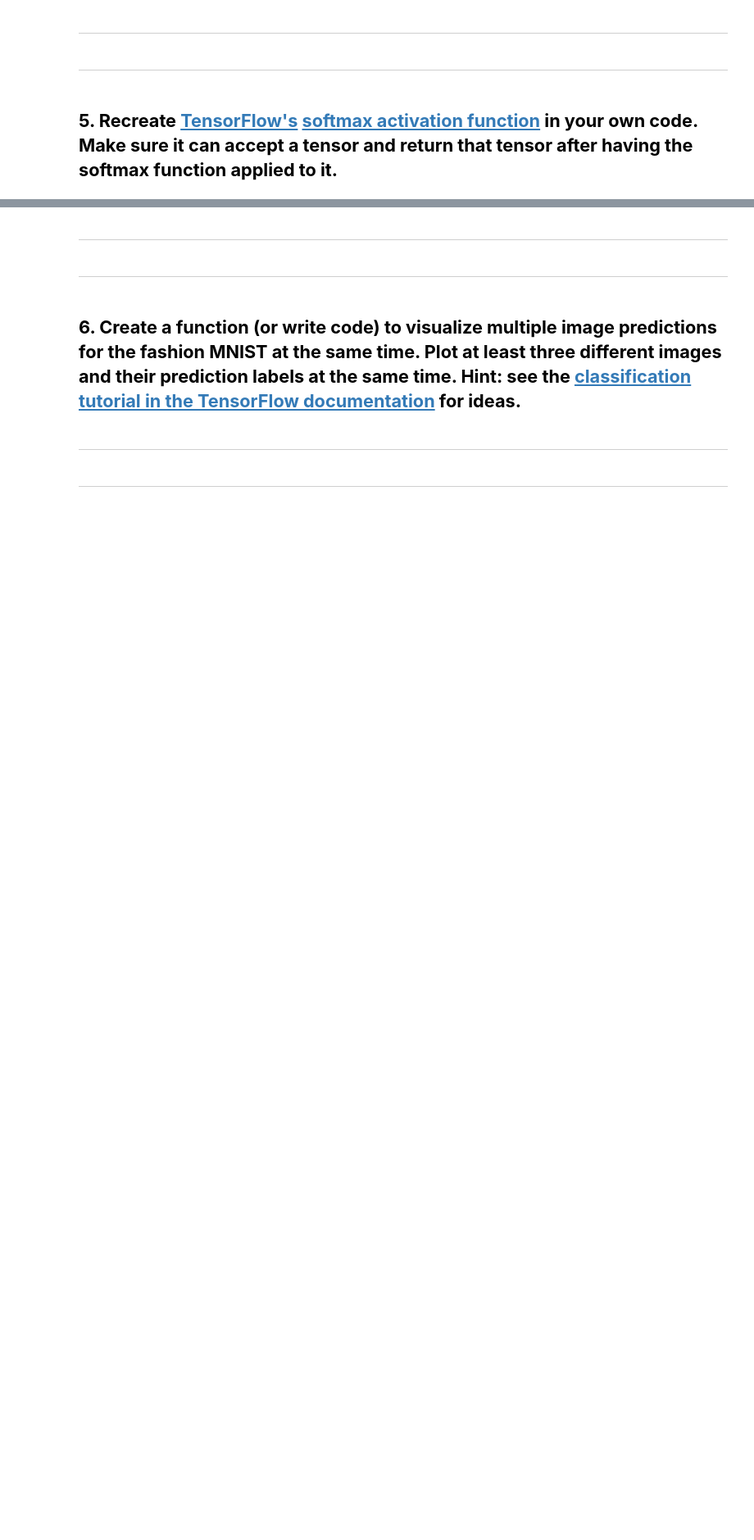
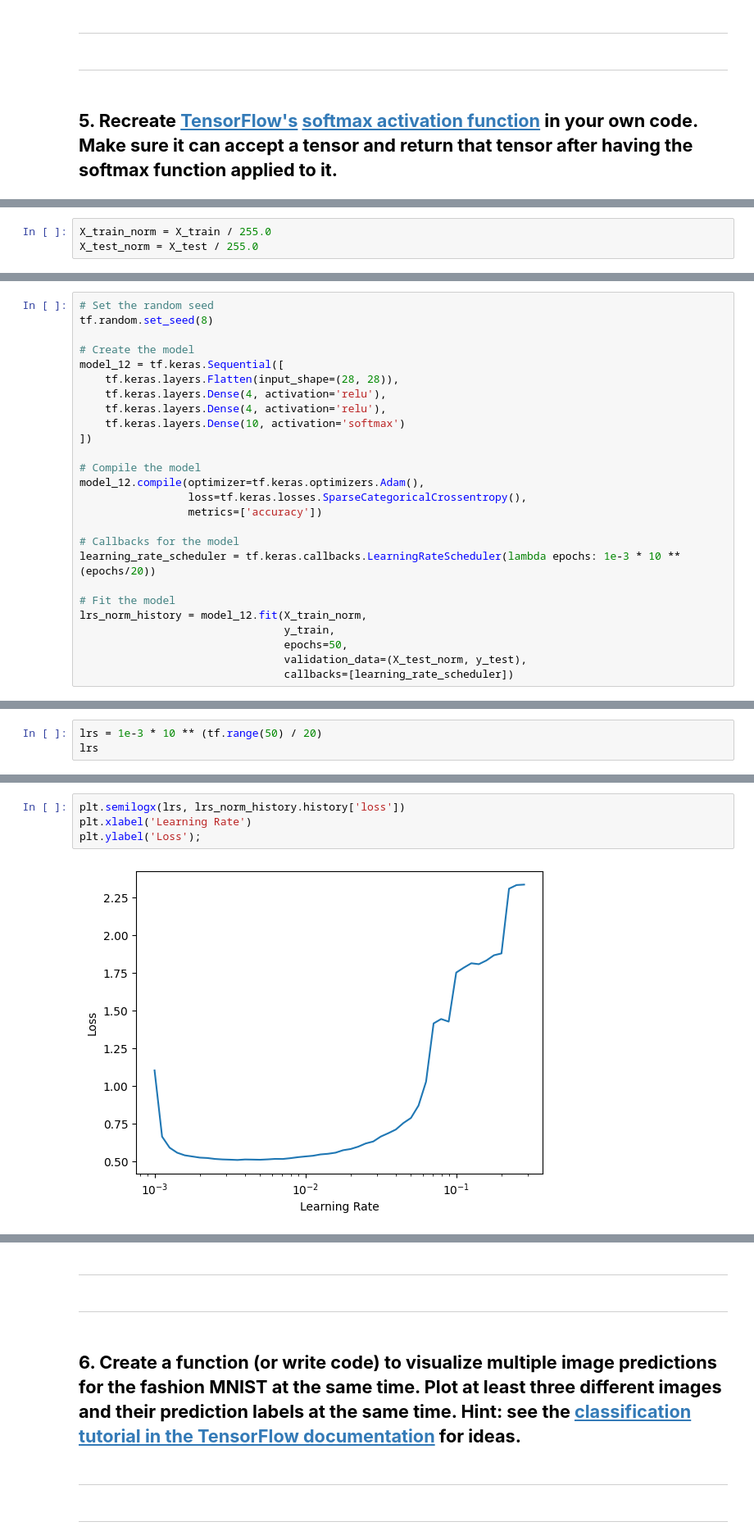
Before and after one commit to Abhilash-Bee/DeepLearningCertification, a Jupyter notebook: 02_Neural_network_classification_with_TensorFlow_Exercises.ipynb, the cells around one changed output, grey strips where cells are left out. Shown at 82% size. Cells and saved outputs as stored; diff of their text form; blank space fills up the shorter version.

```diff
--- a/02_Neural_network_classification_with_TensorFlow_Exercises.ipynb
+++ b/02_Neural_network_classification_with_TensorFlow_Exercises.ipynb
@@ -486,0 +657,3 @@ plt.ylabel('Loss');
+# %%
+X_train_norm = X_train / 255.0
+X_test_norm = X_test / 255.0
@@ -486,0 +722,26 @@ plt.ylabel('Loss');
+# %%
+# Set the random seed
+tf.random.set_seed(8)
+
+# Create the model
+model_12 = tf.keras.Sequential([
+    tf.keras.layers.Flatten(input_shape=(28, 28)),
+    tf.keras.layers.Dense(4, activation='relu'),
+    tf.keras.layers.Dense(4, activation='relu'),
+    tf.keras.layers.Dense(10, activation='softmax')
+])
+
+# Compile the model
+model_12.compile(optimizer=tf.keras.optimizers.Adam(),
+                 loss=tf.keras.losses.SparseCategoricalCrossentropy(),
+                 metrics=['accuracy'])
+
+# Callbacks for the model
+learning_rate_scheduler = tf.keras.callbacks.LearningRateScheduler(lambda epochs: 1e-3 * 10 ** (epochs/20))
+
+# Fit the model
+lrs_norm_history = model_12.fit(X_train_norm,
+                                y_train,
+                                epochs=50,
+                                validation_data=(X_test_norm, y_test),
+                                callbacks=[learning_rate_scheduler])
@@ -486,0 +768,3 @@ plt.ylabel('Loss');
+# %%
+lrs = 1e-3 * 10 ** (tf.range(50) / 20)
+lrs
@@ -486,0 +783,6 @@ plt.ylabel('Loss');
+# %%
+plt.semilogx(lrs, lrs_norm_history.history['loss'])
+plt.xlabel('Learning Rate')
+plt.ylabel('Loss');
+# %% [output]
+[figure, added]
```
Also changed, not shown: parts of 46 cells of this notebook.
